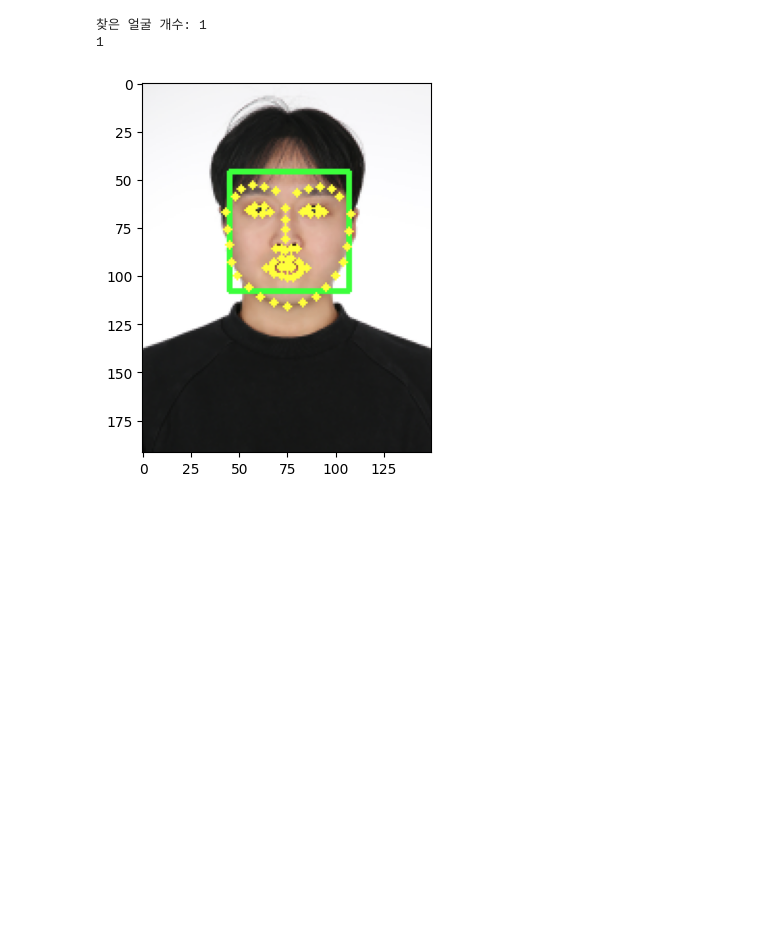
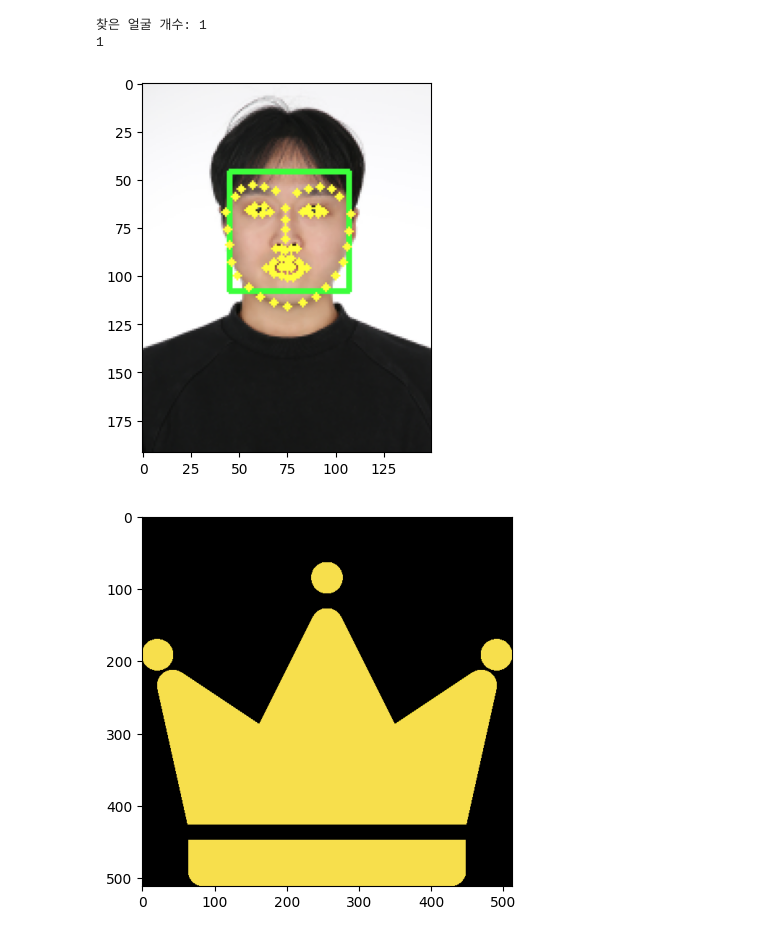
Before and after one commit to count-im/AIFFEL_quest_eng_jongha, a Jupyter notebook: Computer_Vision/CV01/CV01.ipynb, the cells around one changed output. Drawn from its saved outputs; the diff is of its cells as text; code cells hidden in the pictures; blank space fills up the shorter version.

```diff
--- a/Computer_Vision/CV01/CV01.ipynb
+++ b/Computer_Vision/CV01/CV01.ipynb
@@ -90,43 +128,25 @@ class ImageLoader:
-# %%
-class FaceLoader(ImageLoader):
-    def __init__(self, image_path):
-        super().__init__(image_path)
-        self.detector_hog = dlib.get_frontal_face_detector()
-        self.dlib_rects = None
-        self.boxes = []
-
-    def get_box(self) -> List[dlib.rectangle]:
-        self.dlib_rects = self.detector_hog(self.img_rgb, 1)
-        return self.dlib_rects
-
-    def draw_box(self):
-        for dlib_rect in self.dlib_rects:
-            left = dlib_rect.left()
-            top = dlib_rect.top()
-            right = dlib_rect.right()
-            bottom = dlib_rect.bottom()
-
-            cv2.rectangle(self.img_rgb, (left, top), (right, bottom), (60, 255, 60), 2, lineType=cv2.LINE_8)
-            self.boxes.append([left, top, right, bottom])
-            super().show_image()
-            print(f"찾은 얼굴 개수: {len(self.boxes)}")
 # %%
 def run():
     path_manager = PathManager(63)
     face_path = path_manager.get_image_path("me.png")
     model_path = path_manager.get_model_path("shape_predictor_68_face_landmarks.dat")
+    sticker_path = path_manager.get_image_path("king.png")
 
-    face_loader = FaceLoader(face_path)
-    face_loader.get_box()
-    face_loader.draw_box()
+    my_face1 = FaceLoader(face_path)
+    my_face1.get_box()
+    my_face1.draw_box()
 
     shape_predictor = ShapePredictor(model_path)
-    shape_predictor.get_landmarks(face_loader.img_rgb, face_loader.dlib_rects)
-    shape_predictor.draw_landmarks(face_loader.img_rgb)
+    shape_predictor.get_landmarks(my_face1.img_rgb, my_face1.dlib_rects)
+    shape_predictor.draw_landmarks(my_face1.img_rgb)
+
+    crown = StickerLoader(sticker_path)
+    crown.show_sticker()
 
 run()
 # %% [output]
 [figure]
 찾은 얼굴 개수: 1
 1
 [figure]
+[figure, added]
```
Also changed, not shown: parts of 2 cells of this notebook.
